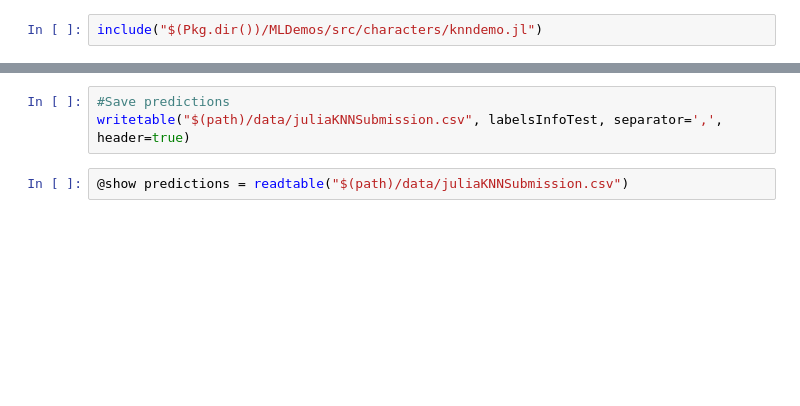
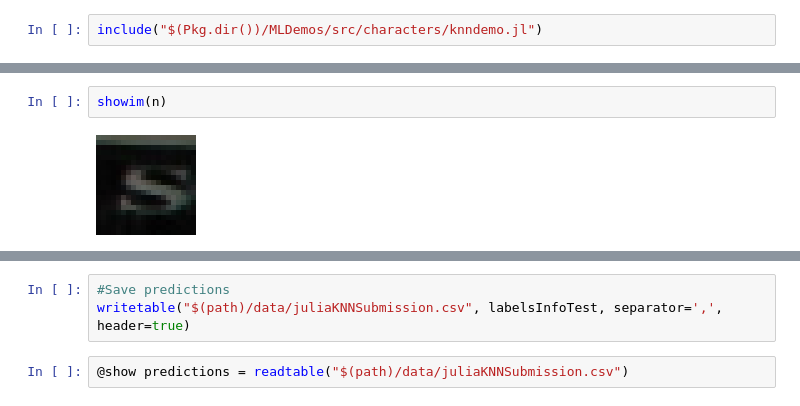
Before and after one commit to abhijithch/MLDemos.jl, a Jupyter notebook: demos/kNN.ipynb, the cells around one changed output, grey strips where cells are left out. Cells and saved outputs as stored; diff of their text form; blank space fills up the shorter version.

```diff
--- a/demos/kNN.ipynb
+++ b/demos/kNN.ipynb
@@ -59,2 +49,6 @@ labelsInfoTest = readtable("$(path)data/characters/testLabels.csv")
+# %%
+showim(n)
+# %% [output]
+[figure, added]
 # %%
 #read the images in from the training data.
```
Also changed, not shown: parts of 20 cells of this notebook, 9 other files.
